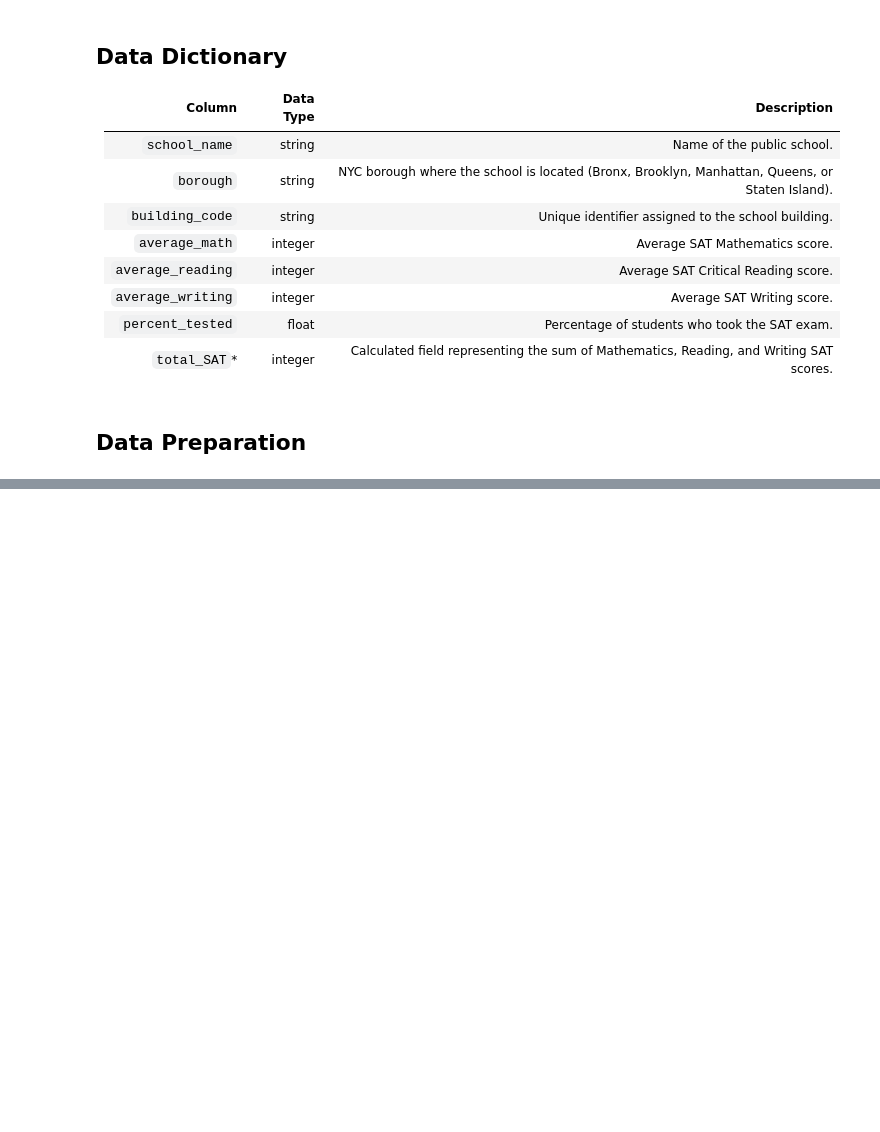
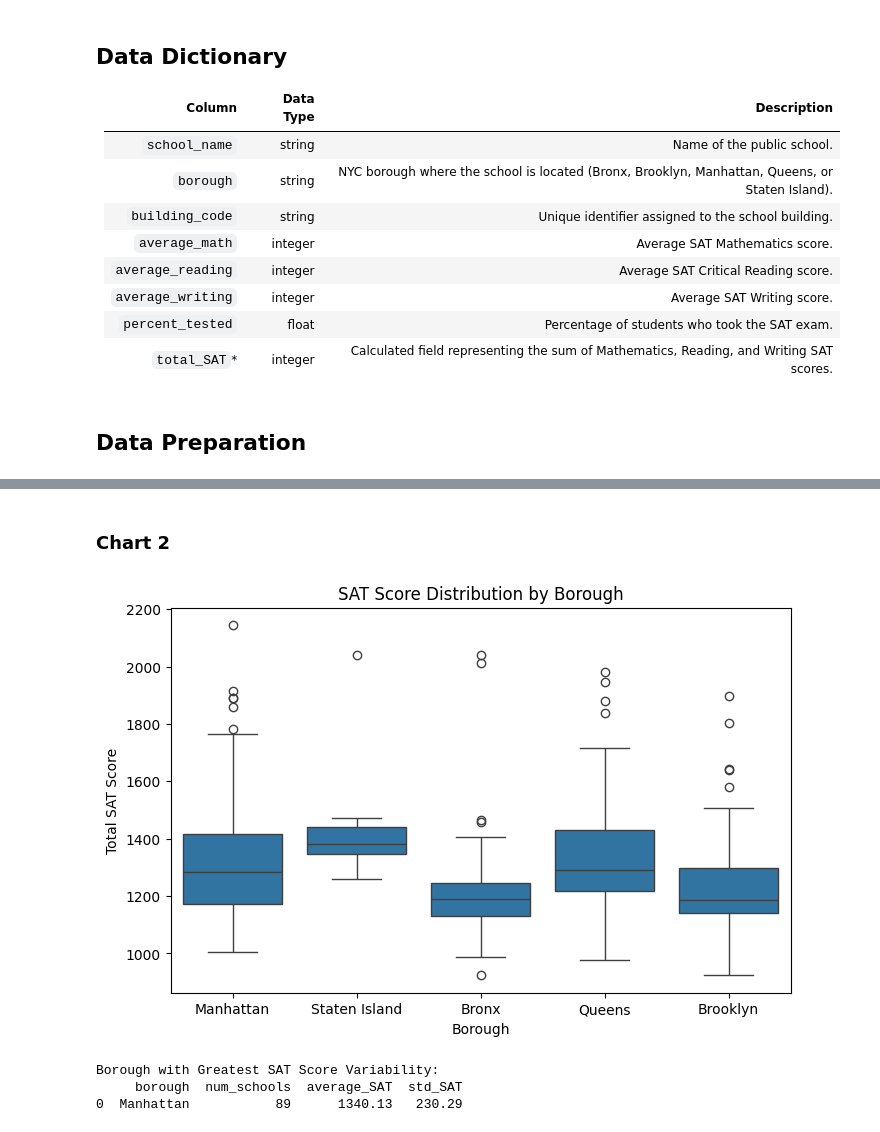
Before and after one commit to JoseAAngelT/data-portfolio, a Jupyter notebook: analytics/exploring_NYC_public_school_exam_scores/notebook/exploring_NYC_public_school_exam_scores.ipynb, the cells around one changed output, grey strips where cells are left out. Drawn from its saved outputs; the diff is of its cells as text; code cells hidden in the pictures; blank space fills up the shorter version.

```diff
--- a/analytics/exploring_NYC_public_school_exam_scores/notebook/exploring_NYC_public_school_exam_scores.ipynb
+++ b/analytics/exploring_NYC_public_school_exam_scores/notebook/exploring_NYC_public_school_exam_scores.ipynb
@@ -47,0 +153,33 @@ Error:
+# %% [markdown]
+### Chart 2
+# %%
+# The boxplot illustrates how SAT performance varies across NYC boroughs and highlights differences in score dispersion.
+plt.figure(figsize=(8, 5))
+
+sns.boxplot(
+    data=schools,
+    x="borough",
+    y="total_SAT"
+)
+
+plt.title("SAT Score Distribution by Borough")
+plt.xlabel("Borough")
+plt.ylabel("Total SAT Score")
+plt.show()
+# %% [output]
+[figure, added]
+# %%
+# Identify the borough with the greatest SAT score variability
+largest_std_dev = (
+    borough_stats
+    .sort_values("std_SAT", ascending=False)
+    .head(1)
+    .reset_index()
+)
+
+# Display the borough with the greatest SAT score variability
+print(f"Borough with Greatest SAT Score Variability:\n{largest_std_dev}")
+# %% [output]
+Borough with Greatest SAT Score Variability:
+     borough  num_schools  average_SAT  std_SAT
+0  Manhattan           89      1340.13   230.29
```
Also changed, not shown: parts of 13 cells of this notebook, 8 other files.
